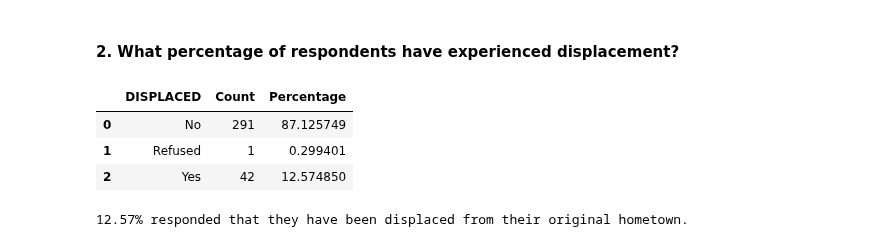
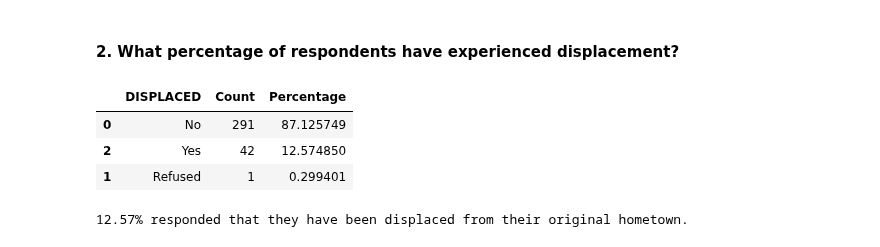
Before and after one commit to Mirwais-Farahi/MSIHealthServiceAnalytics, a Jupyter notebook: notebooks/03_Descriptive_Analysis.ipynb, the cells around one changed output. Drawn from its saved outputs; the diff is of its cells as text; code cells hidden in the pictures.

```diff
--- a/notebooks/03_Descriptive_Analysis.ipynb
+++ b/notebooks/03_Descriptive_Analysis.ipynb
@@ -329,14 +329,16 @@ plt.show()
 # %%
 displaced = original_data.groupby('DISPLACED').size().reset_index(name = 'Count')
 
 displaced['Percentage'] = (displaced['Count'] / len(original_data)) * 100
 
+displaced.sort_values(by='Count', inplace=True, ascending=False)
+
 displaced
 # %% [output]
 |  | DISPLACED | Count | Percentage |
 | 0 | No | 291 | 87.125749 |
+| 2 | Yes | 42 | 12.574850 |
 | 1 | Refused | 1 | 0.299401 |
-| 2 | Yes | 42 | 12.574850 |
 # %%
 # Count the number of respondents who are displaced
 displaced_count = original_data[original_data['DISPLACED'] == 'Yes'].shape[0]
```
Also changed, not shown: parts of 1 cell of this notebook.
